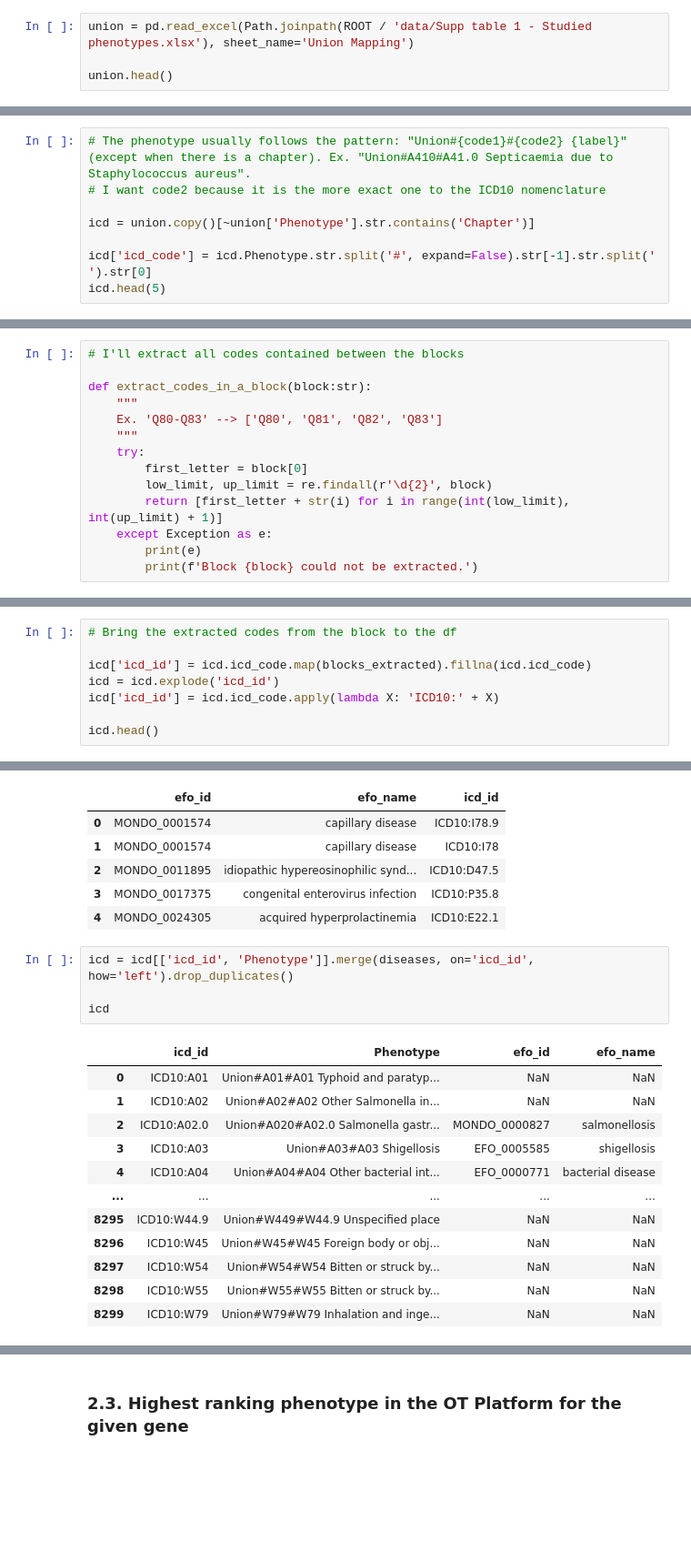
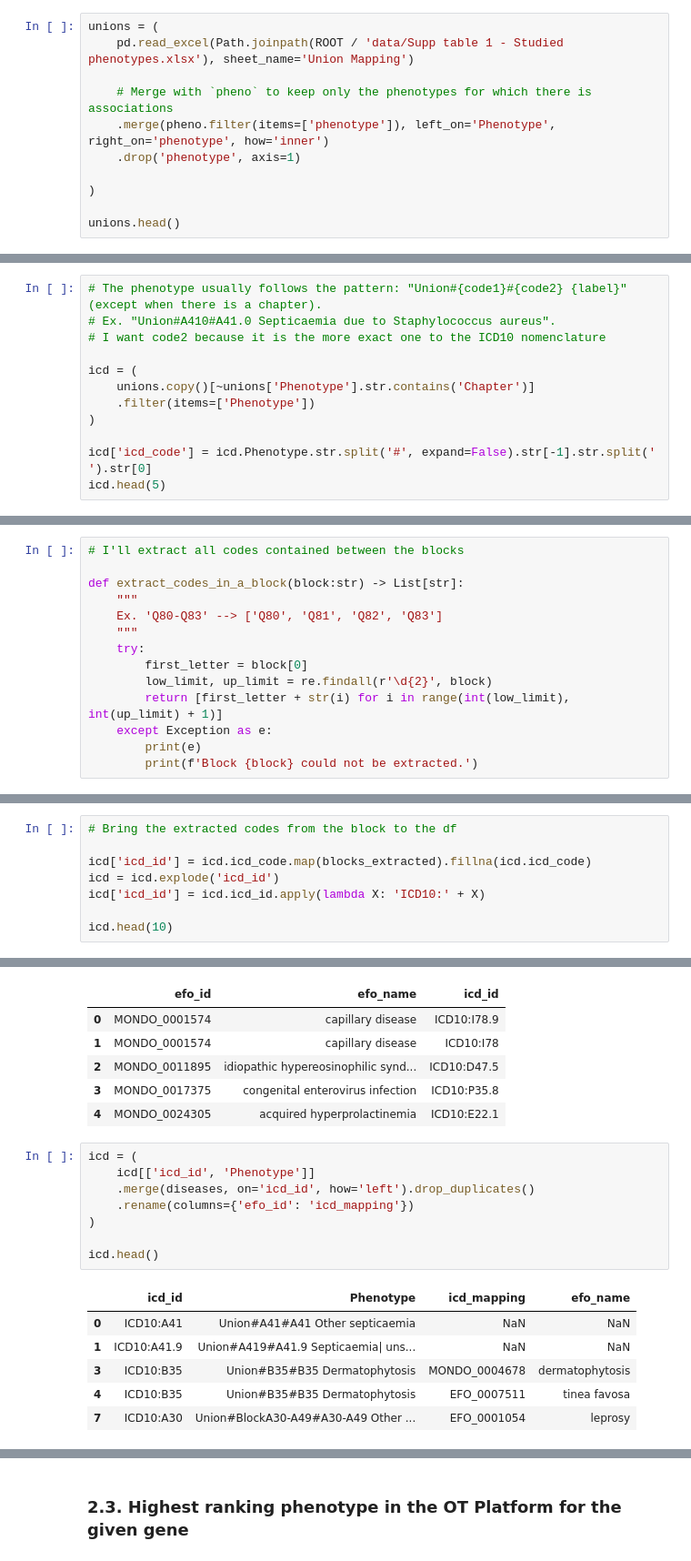
Before and after one commit to ireneisdoomed/random_notebooks, a Jupyter notebook: exome_data/az/notebooks/phenotypes.ipynb, the cells around one changed output, grey strips where cells are left out. Shown at 91% size. Saved outputs shown, nothing was run; the diff lists cells and outputs as text; blank space fills up the shorter version.

```diff
--- a/exome_data/az/notebooks/phenotypes.ipynb
+++ b/exome_data/az/notebooks/phenotypes.ipynb
@@ -379,8 +344,15 @@ We want to handle union phenotypes with special care as they can some times be a
 
 Data about them is collected in the Supp table 1.
 # %%
-union = pd.read_excel(Path.joinpath(ROOT / 'data/Supp table 1 - Studied phenotypes.xlsx'), sheet_name='Union Mapping')
+unions = (
+    pd.read_excel(Path.joinpath(ROOT / 'data/Supp table 1 - Studied phenotypes.xlsx'), sheet_name='Union Mapping')
 
-union.head()
+    # Merge with `pheno` to keep only the phenotypes for which there is associations
+    .merge(pheno.filter(items=['phenotype']), left_on='Phenotype', right_on='phenotype', how='inner')
+    .drop('phenotype', axis=1)
+
+)
+
+unions.head()
 # %% [output]
 |  | Phenotype | Diagnoses - ICD10 | Diagnoses - main ICD10 | Underlying (primary) cause of dea... | Contributory (secondary) causes o... | ... |
@@ -479,8 +443,12 @@ union.head()
 # %%
-# The phenotype usually follows the pattern: "Union#{code1}#{code2} {label}" (except when there is a chapter). Ex. "Union#A410#A41.0 Septicaemia due to Staphylococcus aureus".
+# The phenotype usually follows the pattern: "Union#{code1}#{code2} {label}" (except when there is a chapter).
+# Ex. "Union#A410#A41.0 Septicaemia due to Staphylococcus aureus".
 # I want code2 because it is the more exact one to the ICD10 nomenclature
 
-icd = union.copy()[~union['Phenotype'].str.contains('Chapter')]
+icd = (
+    unions.copy()[~unions['Phenotype'].str.contains('Chapter')]
+    .filter(items=['Phenotype'])
+)
 
 icd['icd_code'] = icd.Phenotype.str.split('#', expand=False).str[-1].str.split(' ').str[0]
 icd.head(5)
@@ -510,7 +478,7 @@ blocks[:5]
 # %%
 # I'll extract all codes contained between the blocks
 
-def extract_codes_in_a_block(block:str):
+def extract_codes_in_a_block(block:str) -> List[str]:
     """
     Ex. 'Q80-Q83' --> ['Q80', 'Q81', 'Q82', 'Q83']
     """
@@ -532,7 +500,7 @@ blocks_extracted['Q80-Q89']
 
 icd['icd_id'] = icd.icd_code.map(blocks_extracted).fillna(icd.icd_code)
 icd = icd.explode('icd_id')
-icd['icd_id'] = icd.icd_code.apply(lambda X: 'ICD10:' + X)
+icd['icd_id'] = icd.icd_id.apply(lambda X: 'ICD10:' + X)
 
-icd.head()
+icd.head(10)
 # %% [output]
@@ -562,19 +535,17 @@ diseases.head()
 | 3 | MONDO_0017375 | congenital enterovirus infection | ICD10:P35.8 |
 | 4 | MONDO_0024305 | acquired hyperprolactinemia | ICD10:E22.1 |
 # %%
-icd = icd[['icd_id', 'Phenotype']].merge(diseases, on='icd_id', how='left').drop_duplicates()
+icd = (
+    icd[['icd_id', 'Phenotype']]
+    .merge(diseases, on='icd_id', how='left').drop_duplicates()
+    .rename(columns={'efo_id': 'icd_mapping'})
+)
 
-icd
+icd.head()
 # %% [output]
-|  | icd_id | Phenotype | efo_id | efo_name |
-| 0 | ICD10:A01 | Union#A01#A01 Typhoid and paratyp... | NaN | NaN |
-| 1 | ICD10:A02 | Union#A02#A02 Other Salmonella in... | NaN | NaN |
-| 2 | ICD10:A02.0 | Union#A020#A02.0 Salmonella gastr... | MONDO_0000827 | salmonellosis |
-| 3 | ICD10:A03 | Union#A03#A03 Shigellosis | EFO_0005585 | shigellosis |
-| 4 | ICD10:A04 | Union#A04#A04 Other bacterial int... | EFO_0000771 | bacterial disease |
-| ... | ... | ... | ... | ... |
-| 8295 | ICD10:W44.9 | Union#W449#W44.9 Unspecified place | NaN | NaN |
-| 8296 | ICD10:W45 | Union#W45#W45 Foreign body or obj... | NaN | NaN |
-| 8297 | ICD10:W54 | Union#W54#W54 Bitten or struck by... | NaN | NaN |
-| 8298 | ICD10:W55 | Union#W55#W55 Bitten or struck by... | NaN | NaN |
-| 8299 | ICD10:W79 | Union#W79#W79 Inhalation and inge... | NaN | NaN |
+|  | icd_id | Phenotype | icd_mapping | efo_name |
+| 0 | ICD10:A41 | Union#A41#A41 Other septicaemia | NaN | NaN |
+| 1 | ICD10:A41.9 | Union#A419#A41.9 Septicaemia| uns... | NaN | NaN |
+| 3 | ICD10:B35 | Union#B35#B35 Dermatophytosis | MONDO_0004678 | dermatophytosis |
+| 4 | ICD10:B35 | Union#B35#B35 Dermatophytosis | EFO_0007511 | tinea favosa |
+| 7 | ICD10:A30 | Union#BlockA30-A49#A30-A49 Other ... | EFO_0001054 | leprosy |
```
Also changed, not shown: parts of 45 cells of this notebook, 1 other file.
